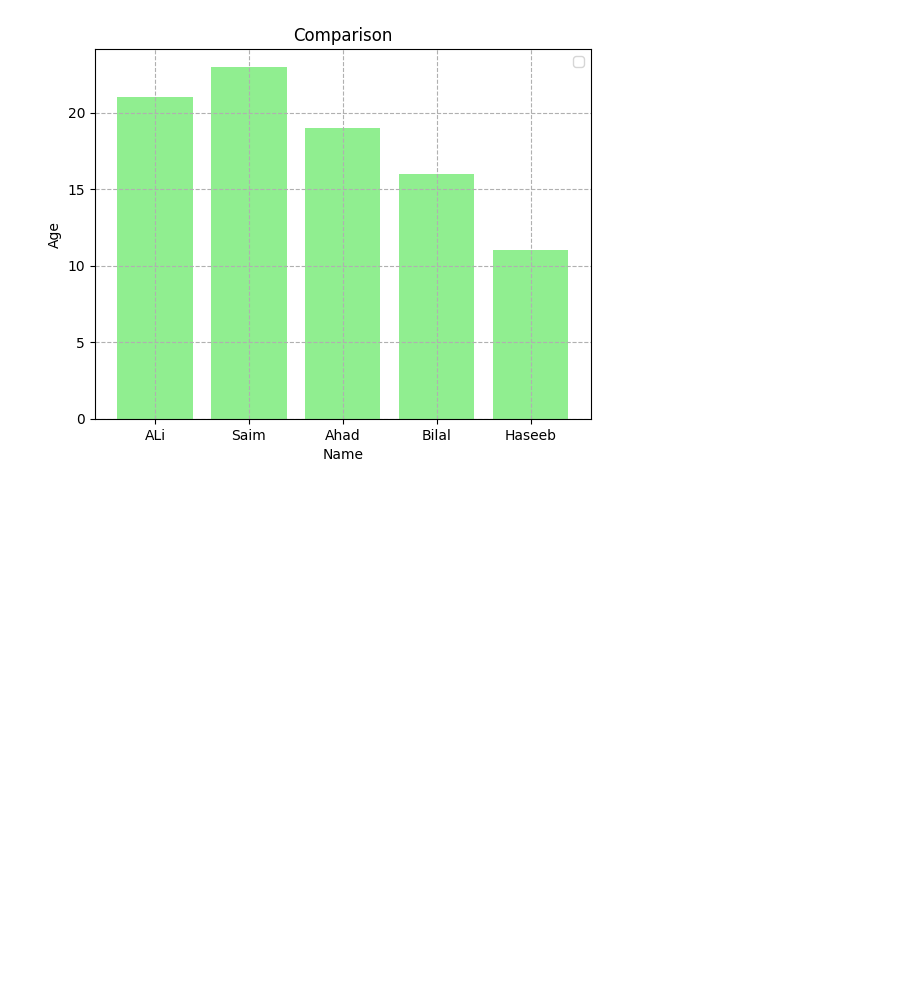
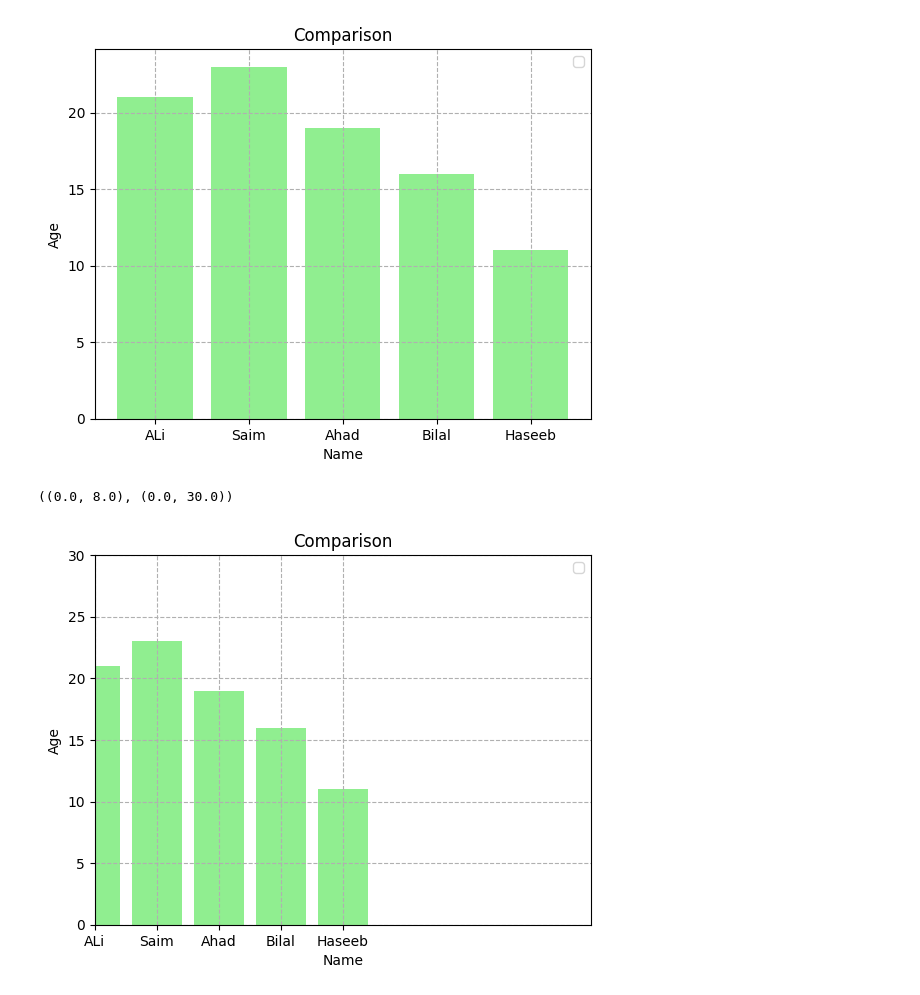
Before and after one commit to umer1730/Programming-for-AI, a Jupyter notebook: data_visualize.ipynb, the cells around one changed output. Cells and saved outputs as stored; diff of their text form; code cells hidden in the pictures; blank space fills up the shorter version.

```diff
--- a/data_visualize.ipynb
+++ b/data_visualize.ipynb
@@ -69,3 +69,16 @@ plt.legend(loc = "best")
 # %% [output]
 <matplotlib.legend.Legend at 0x...>
 [figure]
+# %%
+name = ["ALi","Saim","Ahad","Bilal","Haseeb"]
+age = [21,23,19,16,11]
+plt.bar(name,age, color="lightgreen")
+plt.xlabel("Name")
+plt.ylabel("Age")
+plt.title("Comparison")
+plt.grid(True, linestyle ="--" )
+plt.legend(loc = "best")
+plt.xlim(0,8),plt.ylim(0,30)
+# %% [output]
+((0.0, 8.0), (0.0, 30.0))
+[figure, added]
```
